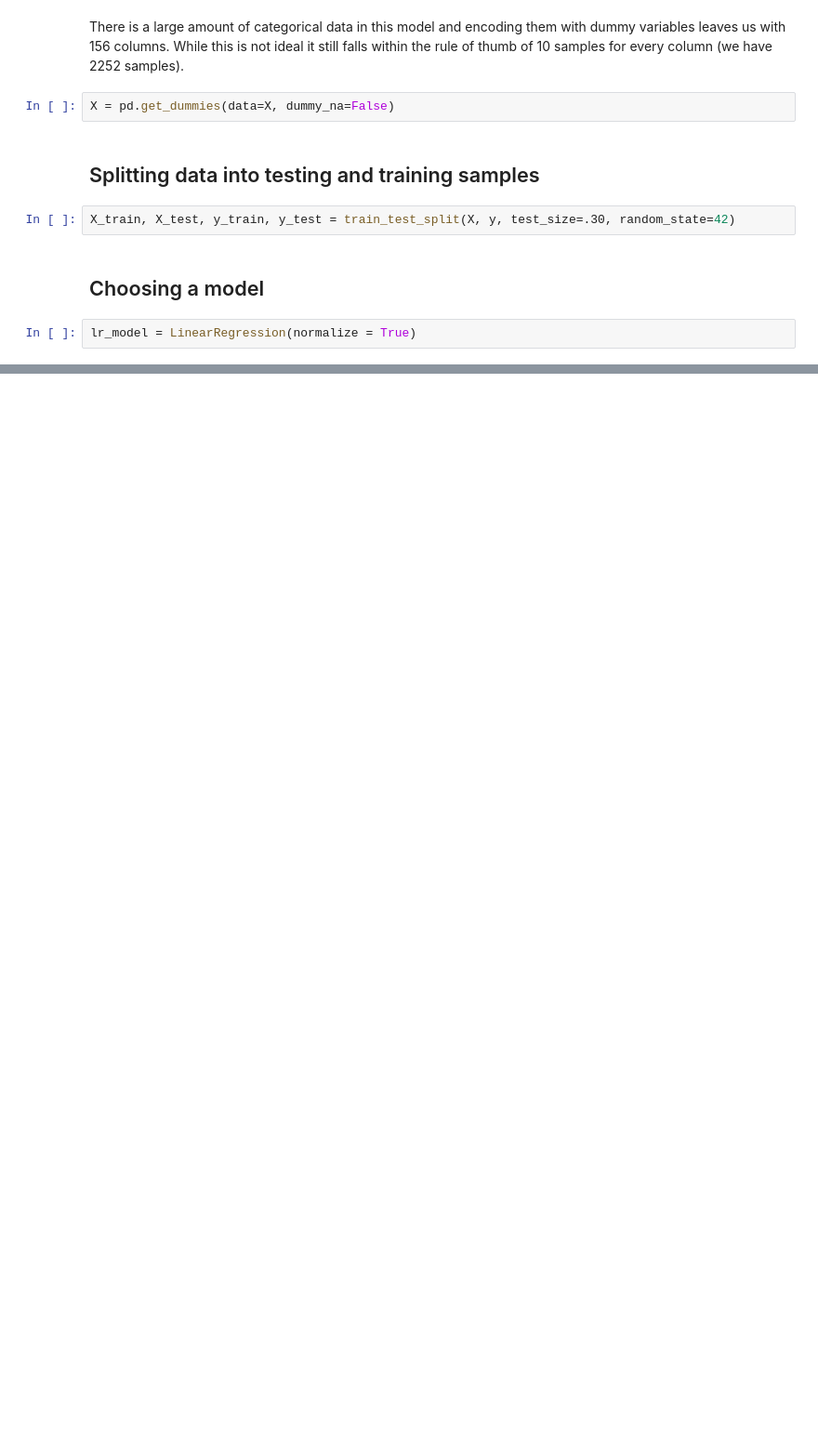
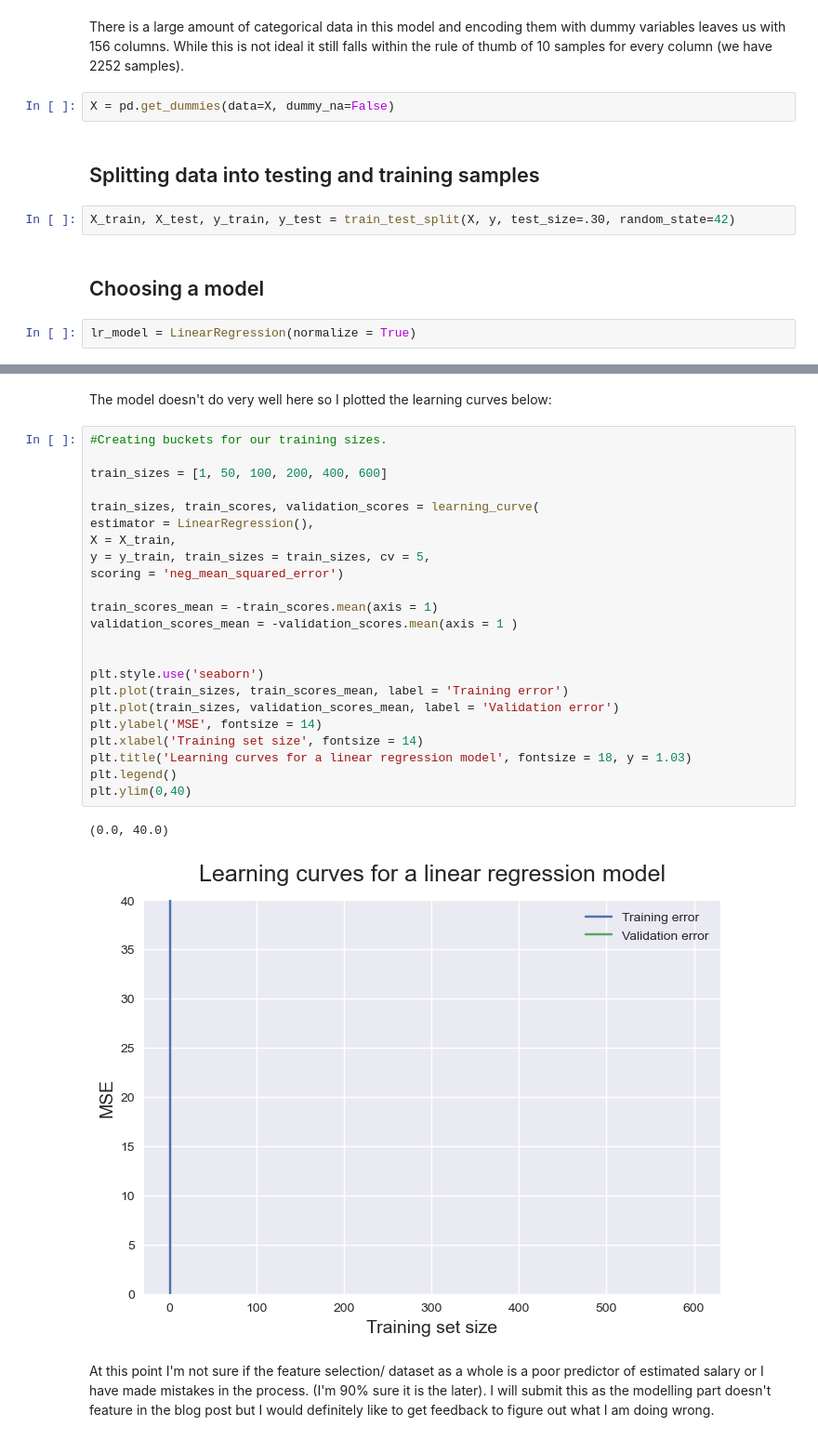
Before and after one commit to TheMattRussell/exploreglassdoor, a Jupyter notebook: dataAnalystPostings.ipynb, the cells around one changed output, grey strips where cells are left out. Shown at 93% size. Drawn from its saved outputs; the diff is of its cells as text; blank space fills up the shorter version.

Commit message:
Added a learning curve plot to the modelling section of the notebook.

```diff
--- a/dataAnalystPostings.ipynb
+++ b/dataAnalystPostings.ipynb
@@ -304,0 +305,30 @@ length_y_test = len(y_test)
+# %% [markdown]
+The model doesn't do very well here so I plotted the learning curves below:
+# %%
+#Creating buckets for our training sizes.
+
+train_sizes = [1, 50, 100, 200, 400, 600]
+
+train_sizes, train_scores, validation_scores = learning_curve(
+estimator = LinearRegression(),
+X = X_train,
+y = y_train, train_sizes = train_sizes, cv = 5,
+scoring = 'neg_mean_squared_error')
+
+train_scores_mean = -train_scores.mean(axis = 1)
+validation_scores_mean = -validation_scores.mean(axis = 1 )
+
+
+plt.style.use('seaborn')
+plt.plot(train_sizes, train_scores_mean, label = 'Training error')
+plt.plot(train_sizes, validation_scores_mean, label = 'Validation error')
+plt.ylabel('MSE', fontsize = 14)
+plt.xlabel('Training set size', fontsize = 14)
+plt.title('Learning curves for a linear regression model', fontsize = 18, y = 1.03)
+plt.legend()
+plt.ylim(0,40)
+# %% [output]
+(0.0, 40.0)
+[figure, added]
+# %% [markdown]
+At this point I'm not sure if the feature selection/ dataset as a whole is a poor predictor of estimated salary or I have made mistakes in the process. (I'm 90% sure it is the later). I will submit this as the modelling part doesn't feature in the blog post but I would definitely like to get feedback to figure out what I am doing wrong.
```
Also changed, not shown: parts of 3 cells of this notebook.
